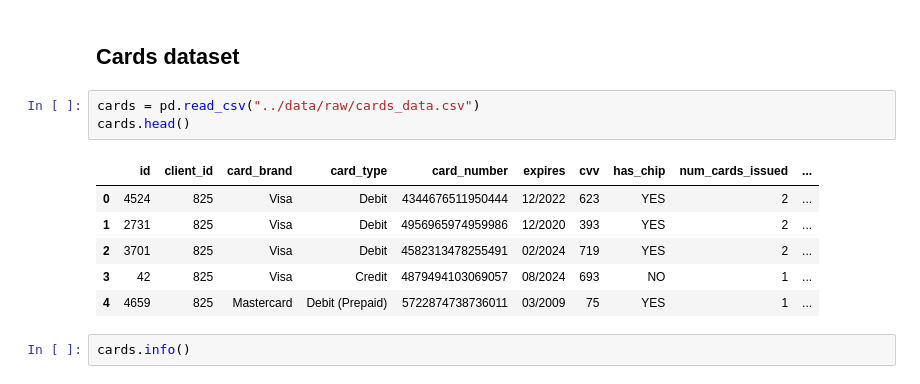
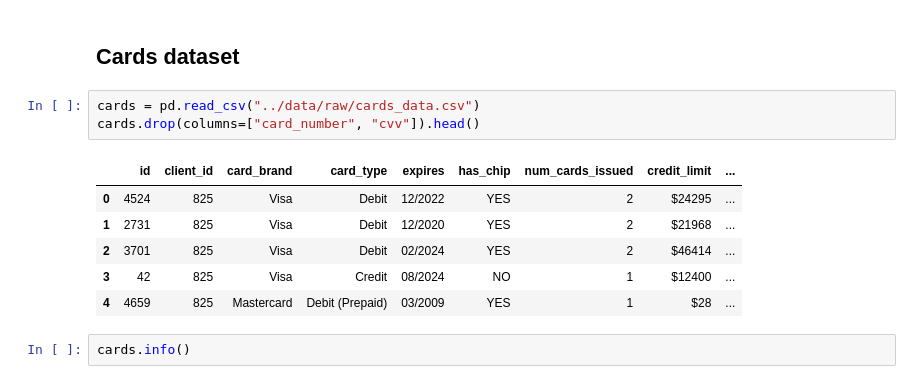
Before and after one commit to martynawieruszewska/finsight-fintech-analytics, a Jupyter notebook: notebooks/01_data_overview.ipynb, the cells around one changed output. Cells and saved outputs as stored; diff of their text form.

Commit message:
hide card numbers and CVV in data overview output

```diff
--- a/notebooks/01_data_overview.ipynb
+++ b/notebooks/01_data_overview.ipynb
@@ -145,14 +145,14 @@ transactions.describe()
 ## Cards dataset
 # %%
 cards = pd.read_csv("../data/raw/cards_data.csv")
-cards.head()
+cards.drop(columns=["card_number", "cvv"]).head()
 # %% [output]
-|  | id | client_id | card_brand | card_type | card_number | expires | cvv | has_chip | num_cards_issued | ... |
-| 0 | 4524 | 825 | Visa | Debit | 4344676511950444 | 12/2022 | 623 | YES | 2 | ... |
-| 1 | 2731 | 825 | Visa | Debit | 4956965974959986 | 12/2020 | 393 | YES | 2 | ... |
-| 2 | 3701 | 825 | Visa | Debit | 4582313478255491 | 02/2024 | 719 | YES | 2 | ... |
-| 3 | 42 | 825 | Visa | Credit | 4879494103069057 | 08/2024 | 693 | NO | 1 | ... |
-| 4 | 4659 | 825 | Mastercard | Debit (Prepaid) | 5722874738736011 | 03/2009 | 75 | YES | 1 | ... |
+|  | id | client_id | card_brand | card_type | expires | has_chip | num_cards_issued | credit_limit | ... |
+| 0 | 4524 | 825 | Visa | Debit | 12/2022 | YES | 2 | $24295 | ... |
+| 1 | 2731 | 825 | Visa | Debit | 12/2020 | YES | 2 | $21968 | ... |
+| 2 | 3701 | 825 | Visa | Debit | 02/2024 | YES | 2 | $46414 | ... |
+| 3 | 42 | 825 | Visa | Credit | 08/2024 | NO | 1 | $12400 | ... |
+| 4 | 4659 | 825 | Mastercard | Debit (Prepaid) | 03/2009 | YES | 1 | $28 | ... |
 # %%
 cards.info()
 # %% [output]
```
